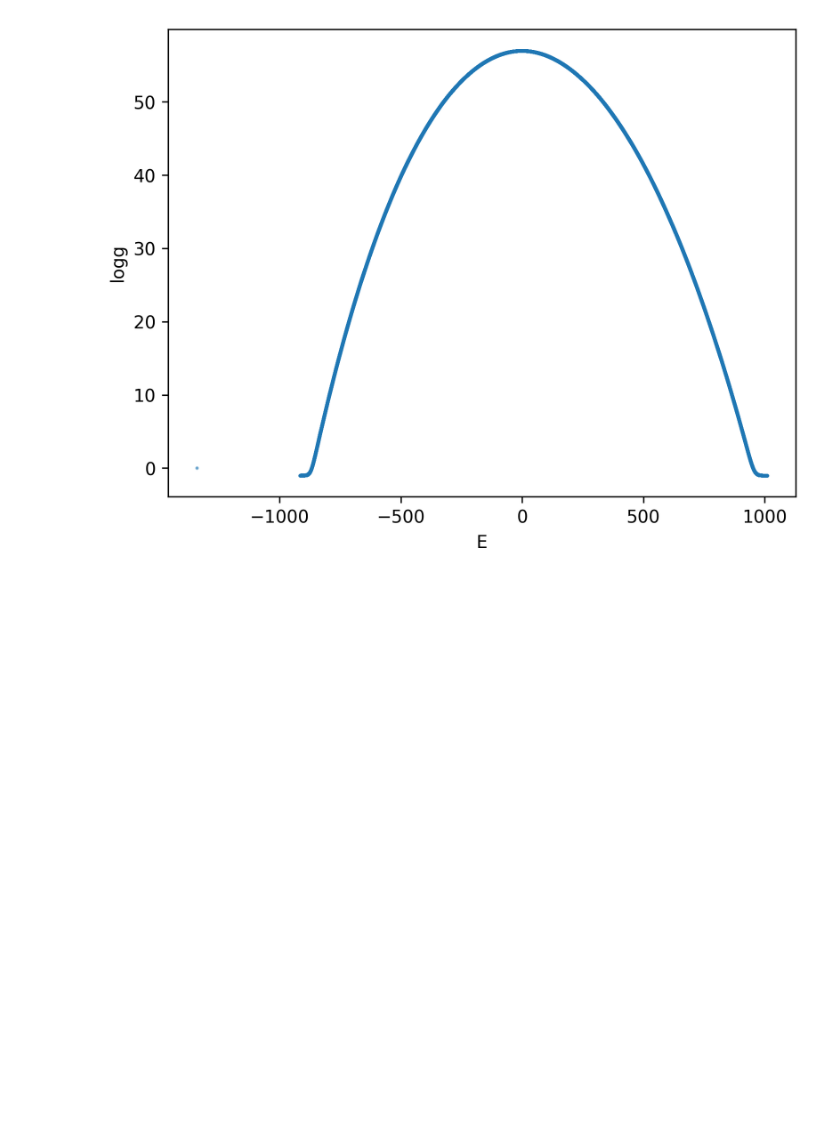
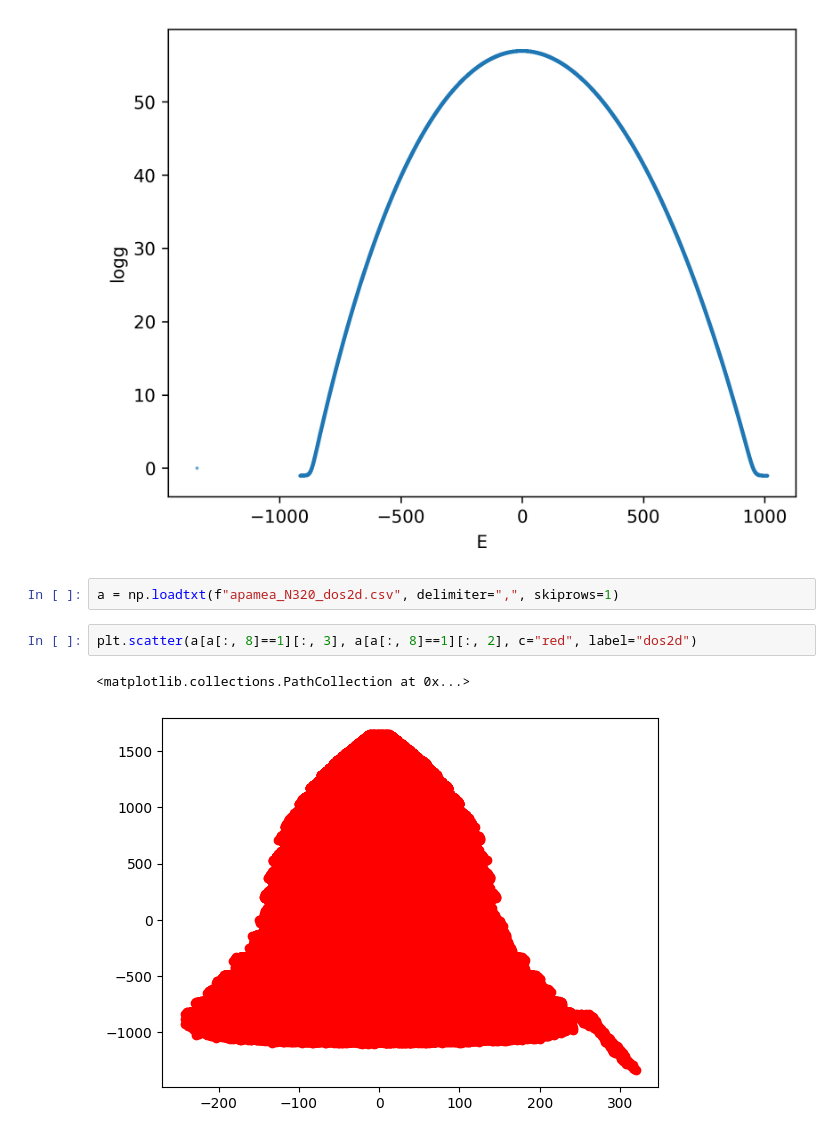
Before and after one commit to Faikert/replica_exchange_wang_landau, a Jupyter notebook: test.ipynb, the cells around one changed output. Drawn from its saved outputs; the diff is of its cells as text; blank space fills up the shorter version.

```diff
--- a/test.ipynb
+++ b/test.ipynb
@@ -53,3 +51,10 @@ plt.ylabel("logg")
 # %% [output]
 Text(0, 0.5, 'logg')
 [figure]
+# %%
+a = np.loadtxt(f"apamea_N320_dos2d.csv", delimiter=",", skiprows=1)
+# %%
+plt.scatter(a[a[:, 8]==1][:, 3], a[a[:, 8]==1][:, 2], c="red", label="dos2d")
+# %% [output]
+<matplotlib.collections.PathCollection at 0x...>
+[figure, added]
```
Also changed, not shown: parts of 2 cells of this notebook, 3 other files.
